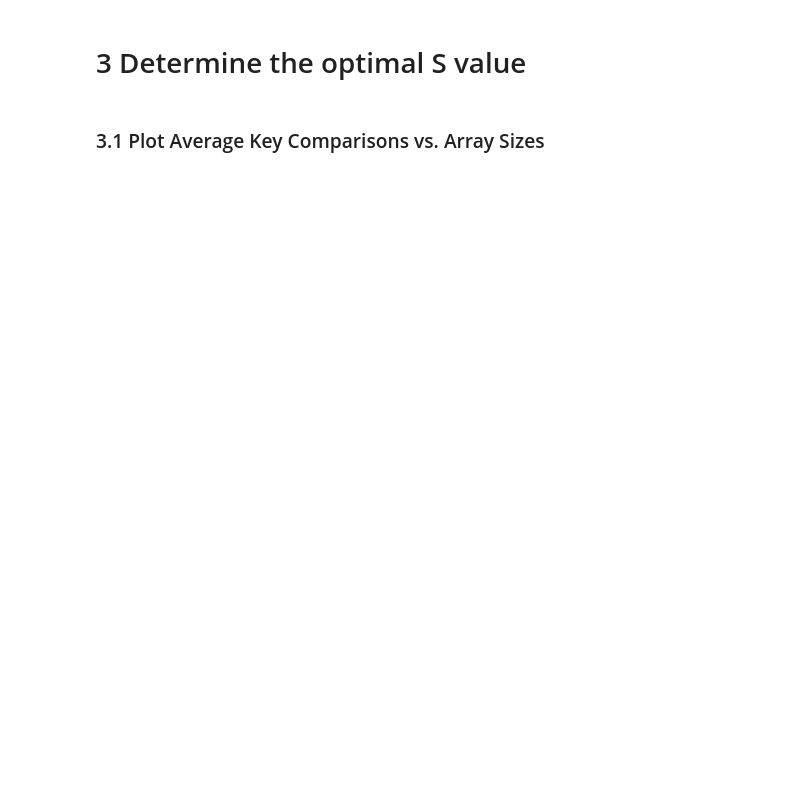
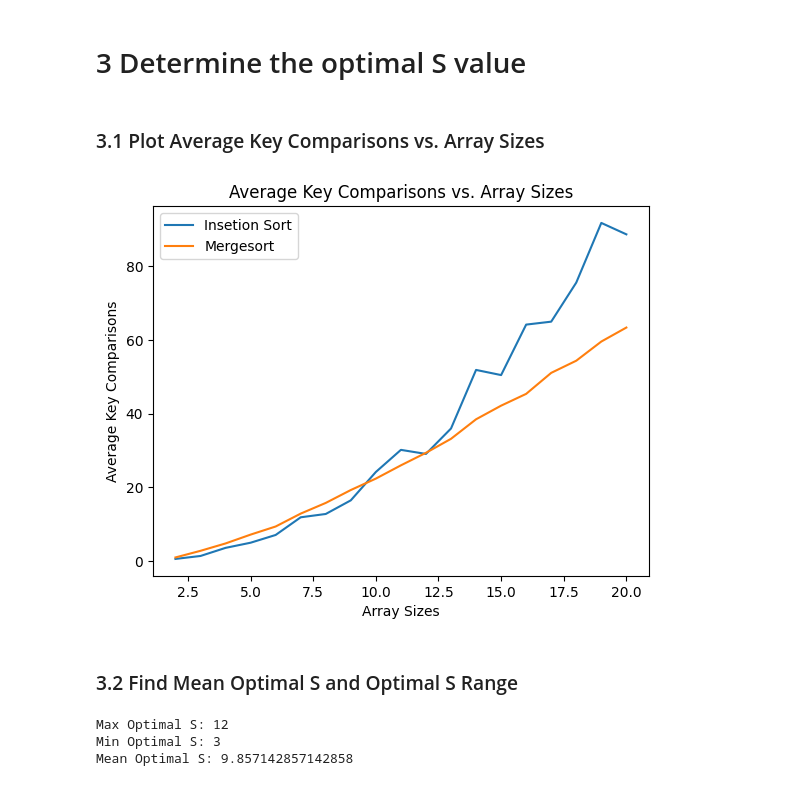
Before and after one commit to tohkarle/SC2001-Project-1, a Jupyter notebook: Project 1/src/analyze_time_complexity.ipynb, the cells around one changed output. Drawn from its saved outputs; the diff is of its cells as text; code cells hidden in the pictures; blank space fills up the shorter version.

```diff
--- a/Project 1/src/analyze_time_complexity.ipynb
+++ b/Project 1/src/analyze_time_complexity.ipynb
@@ -144,21 +142,25 @@ plt.show()
 # 3 Determine the optimal S value
 # %% [markdown]
 ### 3.1 Plot Average Key Comparisons vs. Array Sizes
+# %%
+insertion_sort_array_sizes, mergesort_average_key_cmps, insertion_sort_average_key_cmps = HybridSortKeyCmp.average_key_cmps_for_optimal_s(MIN_S, MAX_S_FINAL, RANDOM_TESTS)
+mergesort_array_sizes = insertion_sort_array_sizes
+
+plt.plot(insertion_sort_array_sizes, insertion_sort_average_key_cmps, label='Insetion Sort', linestyle='-')
+plt.plot(mergesort_array_sizes, mergesort_average_key_cmps, label='Mergesort', linestyle='-')
+
+plt.xlabel('Array Sizes')
+plt.ylabel('Average Key Comparisons')
+plt.title('Average Key Comparisons vs. Array Sizes')
+
+plt.legend()
+
+plt.show()
+# %% [output]
+[figure, added]
+# %% [markdown]
+### 3.2 Find Mean Optimal S and Optimal S Range
 # %%
-# insertion_sort_array_sizes, mergesort_average_key_cmps, insertion_sort_average_key_cmps = HybridSortKeyCmp.average_key_cmps_for_optimal_s(MIN_S, MAX_S_FINAL, RANDOM_TESTS)
-# mergesort_array_sizes = insertion_sort_array_sizes
-
-# plt.plot(insertion_sort_array_sizes, insertion_sort_average_key_cmps, label='Insetion Sort', linestyle='-')
-# plt.plot(mergesort_array_sizes, mergesort_average_key_cmps, label='Mergesort', linestyle='-')
-
-# plt.xlabel('Array Sizes')
-# plt.ylabel('Average Key Comparisons')
-# plt.title('Average Key Comparisons vs. Array Sizes')
-
-# plt.legend()
-
-# plt.show()
-
 def find_intersection_point(insertion_sort_array_sizes, insertion_sort_average_key_cmps, mergesort_average_key_cmps):
     for i, (insertion_cmp, mergesort_cmp) in enumerate(zip(insertion_sort_average_key_cmps, mergesort_average_key_cmps)):
         if insertion_cmp == mergesort_cmp:
@@ -185,3 +187,7 @@ if intersection_points:
     print(f"Mean Optimal S: {mean_intersection}")
 else:
     print("No intersection points found in 100 iterations.")
+# %% [output]
+Max Optimal S: 12
+Min Optimal S: 3
+Mean Optimal S: 9.857142857142858
```
Also changed, not shown: parts of 9 cells of this notebook, 1 other file.
